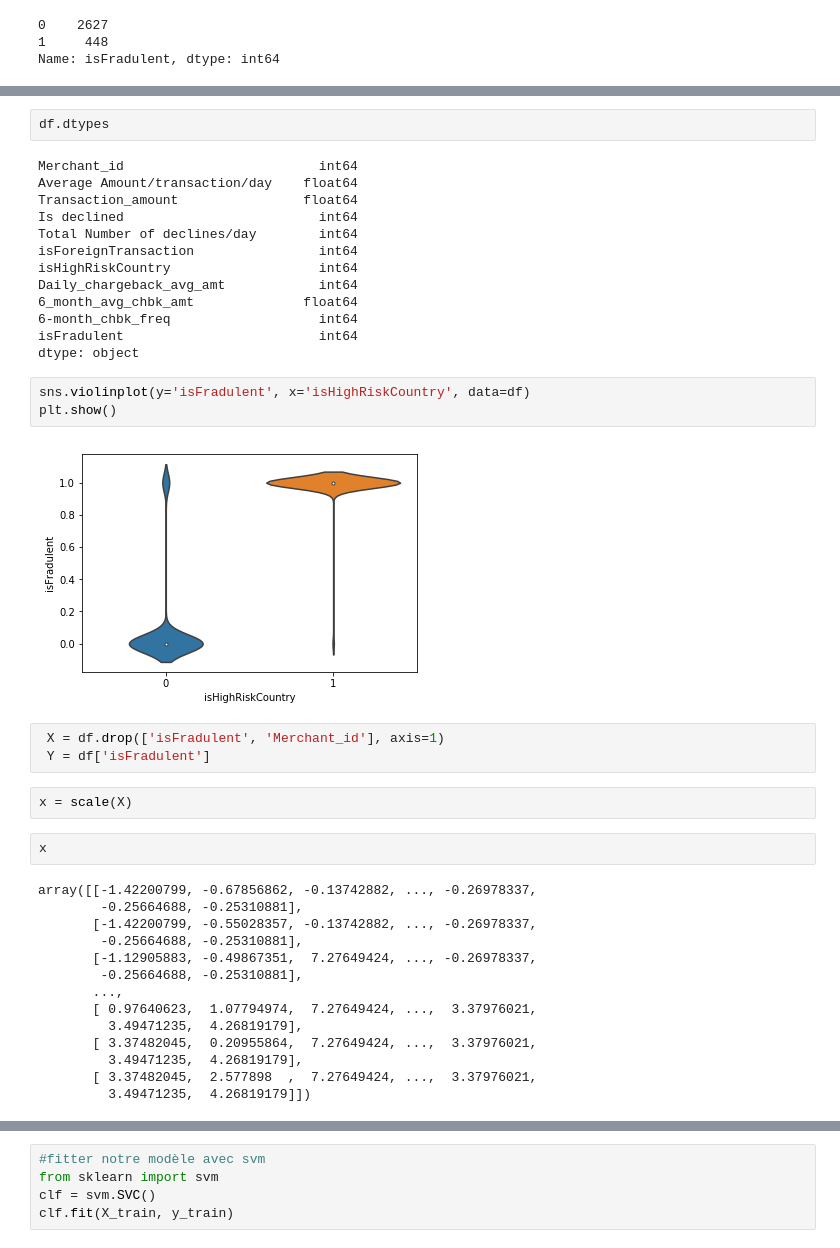
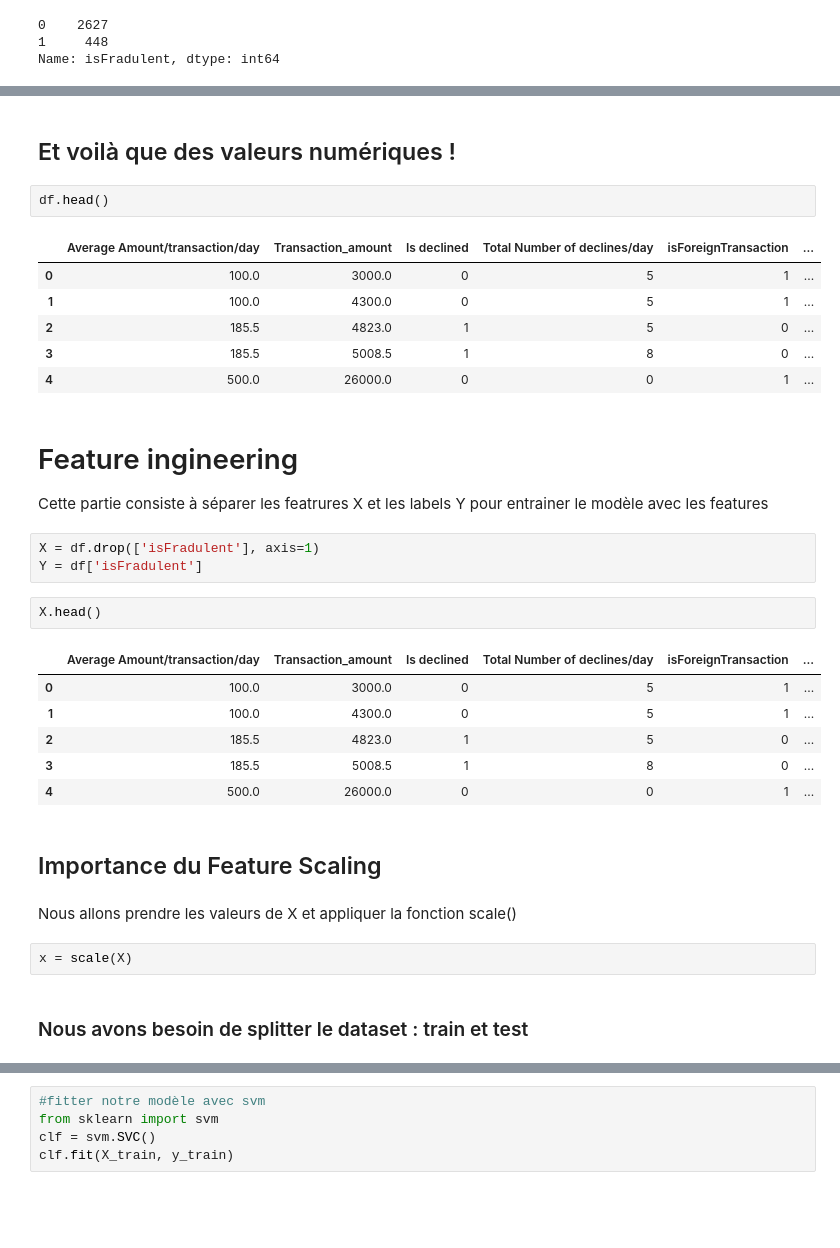
Before and after one commit to najah80/ml_svm, a Jupyter notebook: credit_card_fraud_detection.ipynb, the cells around one changed output, grey strips where cells are left out. Saved outputs shown, nothing was run; the diff lists cells and outputs as text; blank space fills up the shorter version.

```diff
--- a/credit_card_fraud_detection.ipynb
+++ b/credit_card_fraud_detection.ipynb
@@ -73,42 +96,36 @@ Name: isFradulent, dtype: int64
+# %% [markdown]
+## Et voilà que des valeurs numériques !
 # %%
-df.dtypes
+df.head()
 # %% [output]
-Merchant_id                         int64
-Average Amount/transaction/day    float64
-Transaction_amount                float64
-Is declined                         int64
-Total Number of declines/day        int64
-isForeignTransaction                int64
-isHighRiskCountry                   int64
-Daily_chargeback_avg_amt            int64
-6_month_avg_chbk_amt              float64
-6-month_chbk_freq                   int64
-isFradulent                         int64
-dtype: object
+|  | Average Amount/transaction/day | Transaction_amount | Is declined | Total Number of declines/day | isForeignTransaction | ... |
+| 0 | 100.0 | 3000.0 | 0 | 5 | 1 | ... |
+| 1 | 100.0 | 4300.0 | 0 | 5 | 1 | ... |
+| 2 | 185.5 | 4823.0 | 1 | 5 | 0 | ... |
+| 3 | 185.5 | 5008.5 | 1 | 8 | 0 | ... |
+| 4 | 500.0 | 26000.0 | 0 | 0 | 1 | ... |
-# %%
-sns.violinplot(y='isFradulent', x='isHighRiskCountry', data=df)
-plt.show()
-# %% [output]
-[figure, removed]
+# %% [markdown]
+# Feature ingineering
+
+Cette partie consiste à séparer les featrures X et les labels Y pour entrainer le modèle avec les features
 # %%
- X = df.drop(['isFradulent', 'Merchant_id'], axis=1)
- Y = df['isFradulent']
+X = df.drop(['isFradulent'], axis=1)
+Y = df['isFradulent']
+# %%
+X.head()
+# %% [output]
+|  | Average Amount/transaction/day | Transaction_amount | Is declined | Total Number of declines/day | isForeignTransaction | ... |
+| 0 | 100.0 | 3000.0 | 0 | 5 | 1 | ... |
+| 1 | 100.0 | 4300.0 | 0 | 5 | 1 | ... |
+| 2 | 185.5 | 4823.0 | 1 | 5 | 0 | ... |
+| 3 | 185.5 | 5008.5 | 1 | 8 | 0 | ... |
+| 4 | 500.0 | 26000.0 | 0 | 0 | 1 | ... |
+# %% [markdown]
+## Importance du Feature Scaling
+# %% [markdown]
+Nous allons prendre les valeurs de X et appliquer la fonction scale()
 # %%
 x = scale(X)
-# %%
-x
-# %% [output]
-array([[-1.42200799, -0.67856862, -0.13742882, ..., -0.26978337,
-        -0.25664688, -0.25310881],
-       [-1.42200799, -0.55028357, -0.13742882, ..., -0.26978337,
-        -0.25664688, -0.25310881],
-       [-1.12905883, -0.49867351,  7.27649424, ..., -0.26978337,
-        -0.25664688, -0.25310881],
-       ...,
-       [ 0.97640623,  1.07794974,  7.27649424, ...,  3.37976021,
-         3.49471235,  4.26819179],
-       [ 3.37482045,  0.20955864,  7.27649424, ...,  3.37976021,
-         3.49471235,  4.26819179],
-       [ 3.37482045,  2.577898  ,  7.27649424, ...,  3.37976021,
-         3.49471235,  4.26819179]])
+# %% [markdown]
+### Nous avons besoin de splitter le dataset  : train et test
 # %%
```
Also changed, not shown: parts of 18 cells of this notebook.
